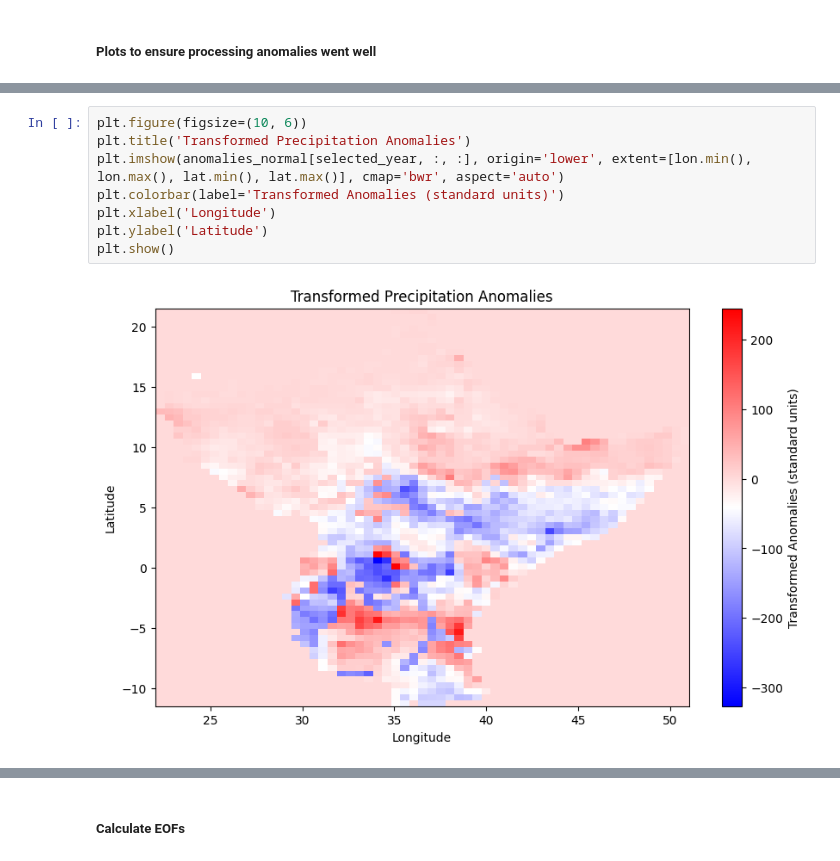
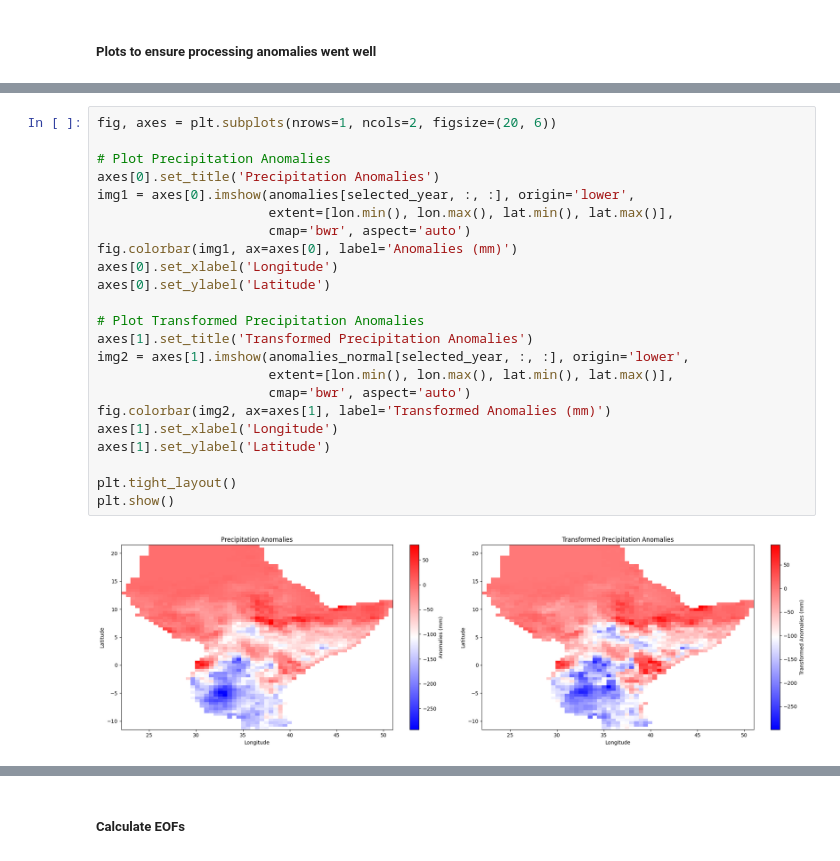
Before and after one commit to SeasonalForecastingEngine/CONFER-WP3, a Jupyter notebook: notebooks/lasso_fcst_example.ipynb, the cells around one changed output, grey strips where cells are left out. Drawn from its saved outputs; the diff is of its cells as text.

```diff
--- a/notebooks/lasso_fcst_example.ipynb
+++ b/notebooks/lasso_fcst_example.ipynb
@@ -299,11 +354,26 @@ plt.show()
-# %%
-plt.figure(figsize=(10, 6))
-plt.title('Transformed Precipitation Anomalies')
-plt.imshow(anomalies_normal[selected_year, :, :], origin='lower', extent=[lon.min(), lon.max(), lat.min(), lat.max()], cmap='bwr', aspect='auto')
-plt.colorbar(label='Transformed Anomalies (standard units)')
-plt.xlabel('Longitude')
-plt.ylabel('Latitude')
-plt.show()
-# %% [output]
-[figure, removed]
+# %%
+fig, axes = plt.subplots(nrows=1, ncols=2, figsize=(20, 6))
+
+# Plot Precipitation Anomalies
+axes[0].set_title('Precipitation Anomalies')
+img1 = axes[0].imshow(anomalies[selected_year, :, :], origin='lower',
+                      extent=[lon.min(), lon.max(), lat.min(), lat.max()],
+                      cmap='bwr', aspect='auto')
+fig.colorbar(img1, ax=axes[0], label='Anomalies (mm)')
+axes[0].set_xlabel('Longitude')
+axes[0].set_ylabel('Latitude')
+
+# Plot Transformed Precipitation Anomalies
+axes[1].set_title('Transformed Precipitation Anomalies')
+img2 = axes[1].imshow(anomalies_normal[selected_year, :, :], origin='lower',
+                      extent=[lon.min(), lon.max(), lat.min(), lat.max()],
+                      cmap='bwr', aspect='auto')
+fig.colorbar(img2, ax=axes[1], label='Transformed Anomalies (mm)')
+axes[1].set_xlabel('Longitude')
+axes[1].set_ylabel('Latitude')
+
+plt.tight_layout()
+plt.show()
+# %% [output]
+[figure, added]
 # %%
```
Also changed, not shown: parts of 17 cells of this notebook, 4 other files.
